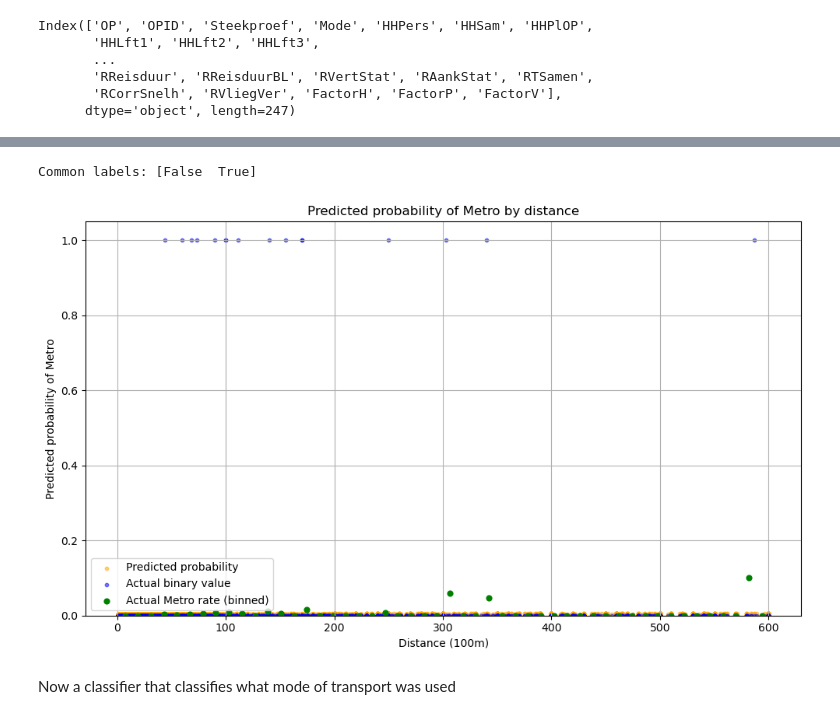
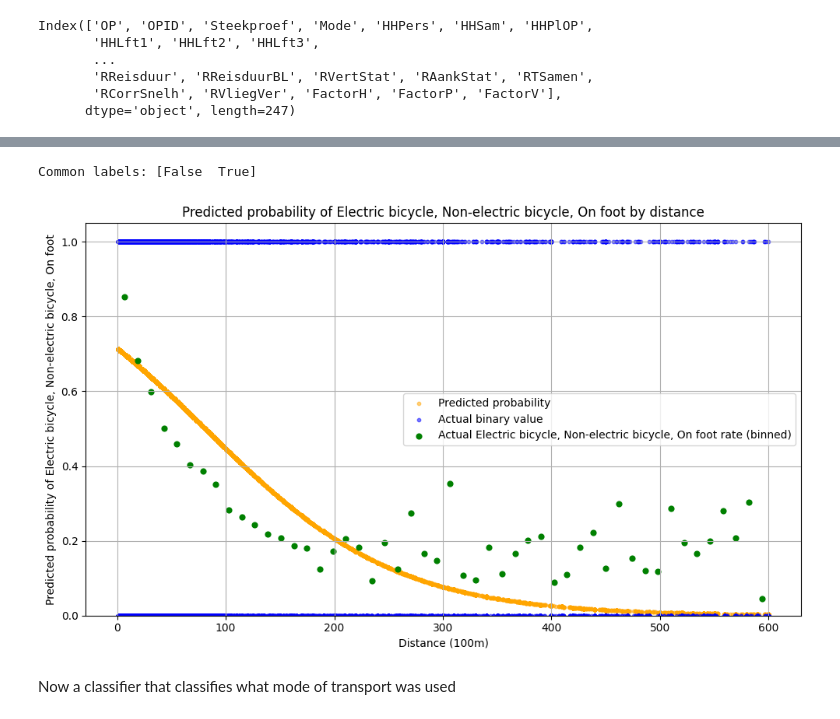
Before and after one commit to FabianScott/Design-of-AI-driven-business-operation, a Jupyter notebook: Topic2/exploration.ipynb, the cells around one changed output, grey strips where cells are left out. Cells and saved outputs as stored; diff of their text form; code cells hidden in the pictures.

```diff
--- a/Topic2/exploration.ipynb
+++ b/Topic2/exploration.ipynb
@@ -60,14 +60,14 @@ Index(['OP', 'OPID', 'Steekproef', 'Mode', 'HHPers', 'HHSam', 'HHPlOP',
       dtype='object', length=247)
 # %%
 max_dist=600 # max distance in 100s of meters
-motives=[1, 2]
-
-for transport_mode in transport_modes.keys():
+motives=None
+vehicles_to_include = [1, 2, 3, 7, 8, 9, ]
+for transport_mode in vehicles_to_include:
     run_binary_regression(
         df,
         test_size=0.2,
         transport_modes_predict=[transport_mode, ],
-        motives=None,#motives,
+        motives=motives,
         max_dist=max_dist,
         savename=f"graphics/classification_results/binary_regression/{motives}/{transport_modes[transport_mode].replace(r'/', ' or ')}_{max_dist}",
     )
@@ -91,17 +87,17 @@ Common labels: [False  True]
 # %%
-combined_modes = [[5]]
+combined_modes = [[7, 8, 9]]
 for tm in combined_modes:
     transport_mode_str = ", ".join([transport_modes[tm_] for tm_ in tm])
     run_binary_regression(
         df,
         test_size=0.2,
-        transport_modes_predict=[5],
+        transport_modes_predict=tm,
         motives=motives,
         max_dist=max_dist,
         savename=f"graphics/classification_results/binary_regression/{motives}/{transport_mode_str.replace(r'/', ' or ')}_{max_dist}",
     )
 # %% [output]
 Common labels: [False  True]
-[figure, old version]
+[figure, new version]
 # %% [markdown]
 Now a classifier that classifies what mode of transport was used
```
Also changed, not shown: parts of 6 cells of this notebook, 29 other files.
